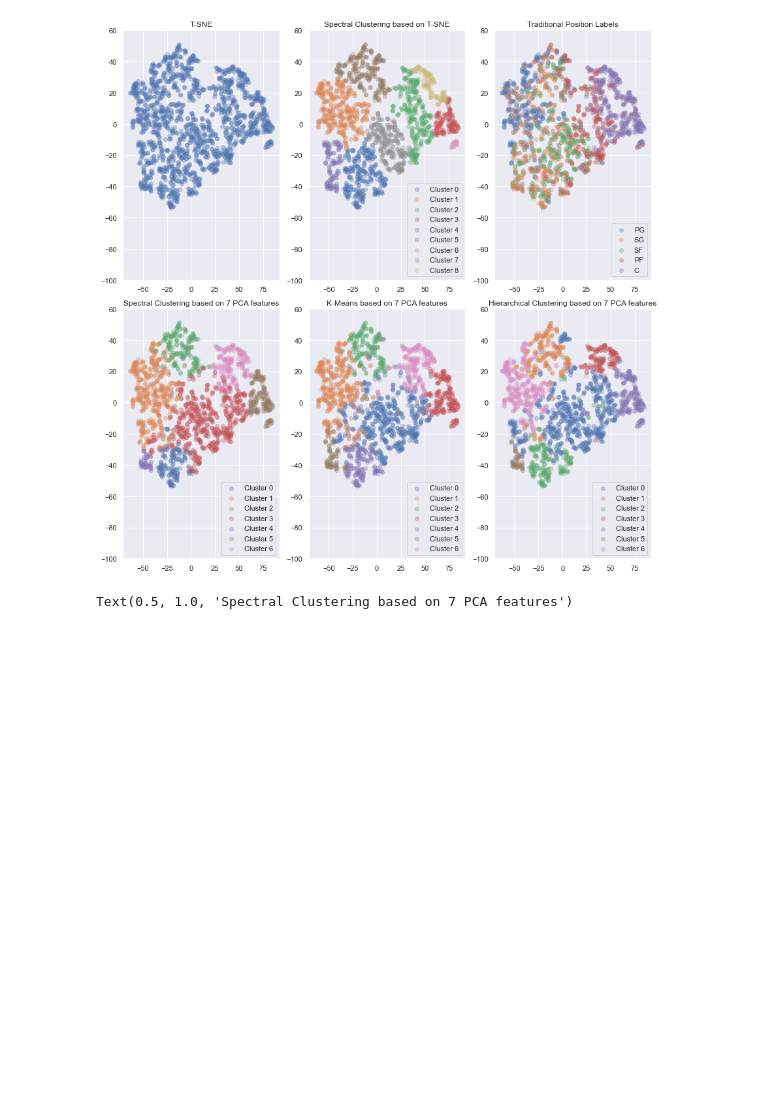
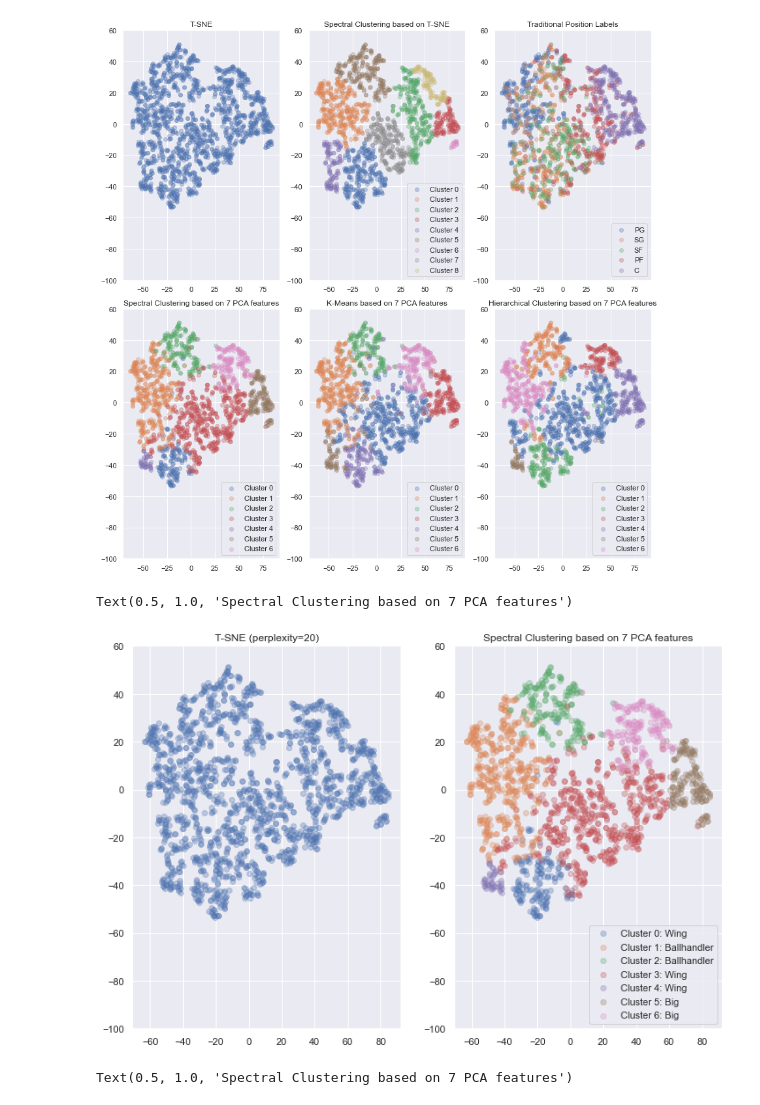
Before and after one commit to xulianrenzoku/synergy_clustering, a Jupyter notebook: nba_clustering_models.ipynb, the cells around one changed output. Saved outputs shown, nothing was run; the diff lists cells and outputs as text; code cells hidden in the pictures; blank space fills up the shorter version.

Commit message:
Add a before/after comp plot for t-sne

```diff
--- a/nba_clustering_models.ipynb
+++ b/nba_clustering_models.ipynb
@@ -963,6 +963,31 @@ plt.title(f'Hierarchical Clustering based on {n_clusters} PCA features')
 plt.tight_layout()
 # %% [output]
 [figure]
+# %%
+figsize(12, 8)
+
+plt.subplot(1, 2, 1)
+plt.scatter(X_tsne[:,0], X_tsne[:, 1], alpha=0.3)
+plt.title('T-SNE (perplexity=20)')
+plt.ylim(-100, 60)
+
+n_clusters = 7
+
+plt.subplot(1, 2, 2)
+sc = SpectralClustering(n_clusters=n_clusters, affinity='nearest_neighbors',
+                        random_state=42)
+labels = sc.fit_predict(X_transformed)
+for i in range(n_clusters):
+    cluster_index = [j for j in range(len(labels)) if labels[j] == i]
+    plt.scatter(X_tsne[cluster_index, 0],
+                X_tsne[cluster_index, 1],
+                label=f'Cluster {i}: {cluster_dict[i]}', alpha=0.3)
+plt.legend(loc='lower right')
+plt.ylim(-100, 60)
+plt.title(f'Spectral Clustering based on {n_clusters} PCA features')
+# %% [output]
+Text(0.5, 1.0, 'Spectral Clustering based on 7 PCA features')
+[figure, added]
 # %%
 figsize(12, 8)
 
```
